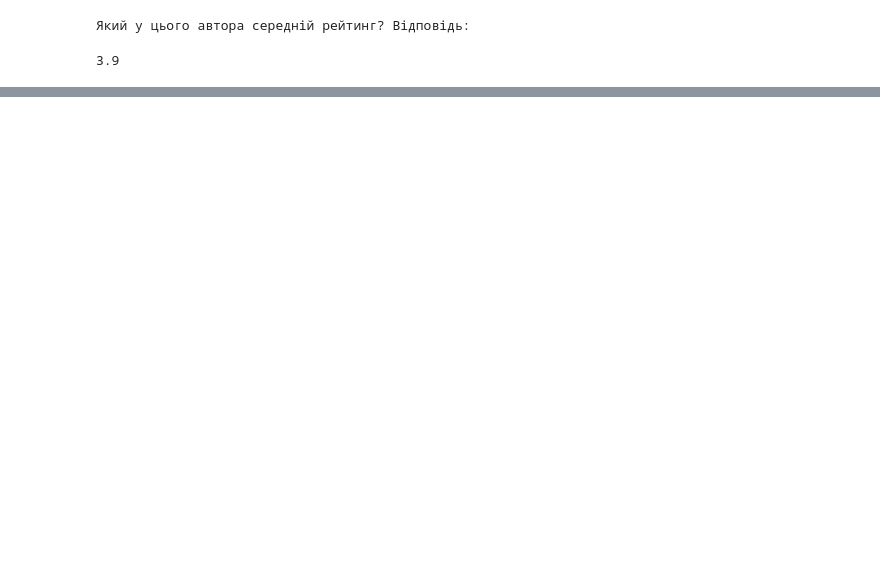
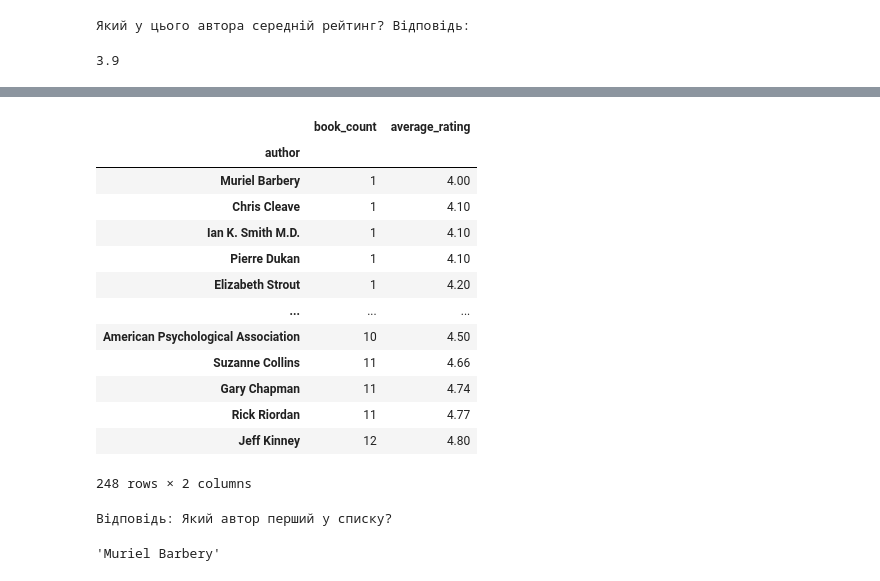
Before and after one commit to Korniev/Data-Sciense, a Jupyter notebook: hw_02/Hw_2.3.ipynb, the cells around one changed output, grey strips where cells are left out. Drawn from its saved outputs; the diff is of its cells as text; code cells hidden in the pictures; blank space fills up the shorter version.

```diff
--- a/hw_02/Hw_2.3.ipynb
+++ b/hw_02/Hw_2.3.ipynb
@@ -315,0 +334,28 @@ min_avg_rating
+# %%
+# Відсортуйте датафрейм за зростаючою кількістю книг та зростаючим рейтингом (використовуйте функцію sort_values)
+
+sorted_combined_dataframes = combined_2_dataframes.sort_values(by=['book_count', 'average_rating'], ascending=[True, True])
+sorted_combined_dataframes
+# %% [output]
+|  | book_count | average_rating |
+| author |  |  |
+| Muriel Barbery | 1 | 4.00 |
+| Chris Cleave | 1 | 4.10 |
+| Ian K. Smith M.D. | 1 | 4.10 |
+| Pierre Dukan | 1 | 4.10 |
+| Elizabeth Strout | 1 | 4.20 |
+| ... | ... | ... |
+| American Psychological Association | 10 | 4.50 |
+| Suzanne Collins | 11 | 4.66 |
+| Gary Chapman | 11 | 4.74 |
+| Rick Riordan | 11 | 4.77 |
+| Jeff Kinney | 12 | 4.80 |
+248 rows × 2 columns
+# %%
+print("Відповідь: Який автор перший у списку?")
+
+first_author_in_list = sorted_combined_dataframes.index[0]
+first_author_in_list
+# %% [output]
+Відповідь: Який автор перший у списку?
+'Muriel Barbery'
```
Also changed, not shown: parts of 3 cells of this notebook.
